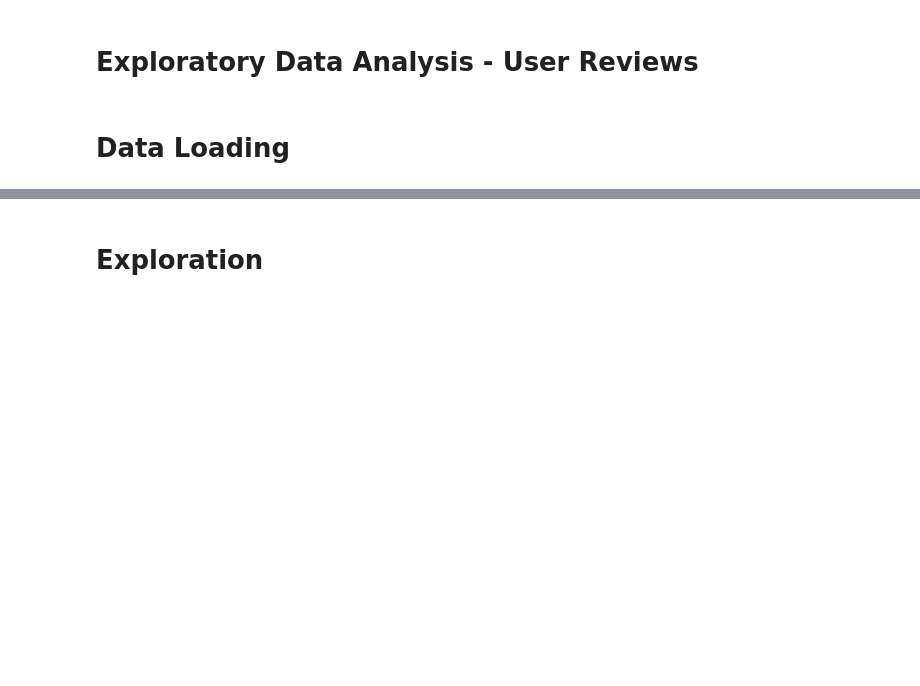
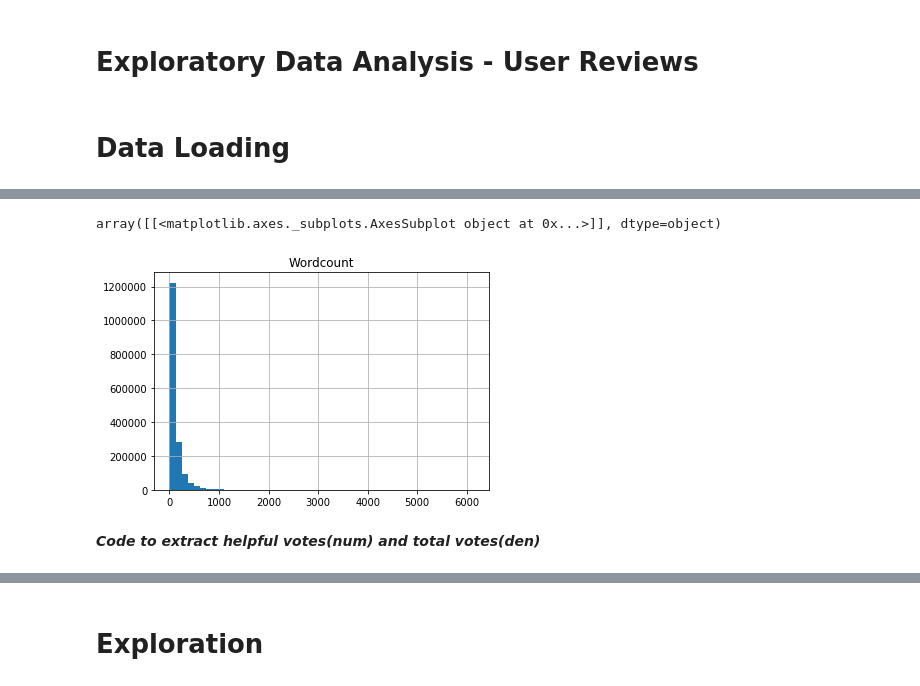
Before and after one commit to sarthakTUM/Amazon-Mining, a Jupyter notebook: notebooks/Exploratory Data Analysis - User Reviews .ipynb, the cells around one changed output, grey strips where cells are left out. Saved outputs shown, nothing was run; the diff lists cells and outputs as text; code cells hidden in the pictures; blank space fills up the shorter version.

```diff
--- a/notebooks/Exploratory Data Analysis - User Reviews .ipynb
+++ b/notebooks/Exploratory Data Analysis - User Reviews .ipynb
@@ -23,0 +46,17 @@ data = loader.load_data(file_path)
+# %%
+def word_count(row):
+    str=row['reviewText']
+    tokens=str.split()
+    n_tokens=len(tokens)
+    return n_tokens
+# %%
+data['Wordcount'] = data.apply(lambda row :word_count(row), axis=1)
+# %%
+def f(row):
+    if row['overall'] == 3.0:
+        val = 'Neutral'
+    elif row['overall'] > 3.0:
+        val = 'Positive'
+    else:
+        val = 'Negative'
+    return val
@@ -23,0 +65,7 @@ data = loader.load_data(file_path)
+# %%
+data.hist(column='Wordcount', bins=50)
+# %% [output]
+array([[<matplotlib.axes._subplots.AxesSubplot object at 0x...>]], dtype=object)
+[figure, added]
+# %% [markdown]
+***Code to extract helpful votes(num) and total votes(den)***
```
Also changed, not shown: parts of 48 cells of this notebook, 1 other file.
